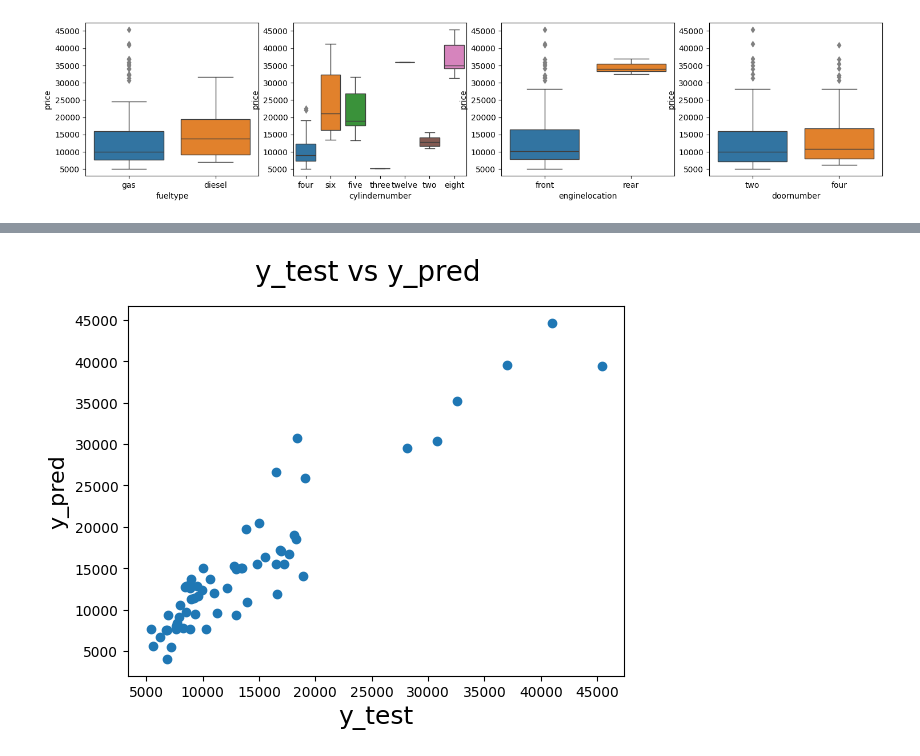
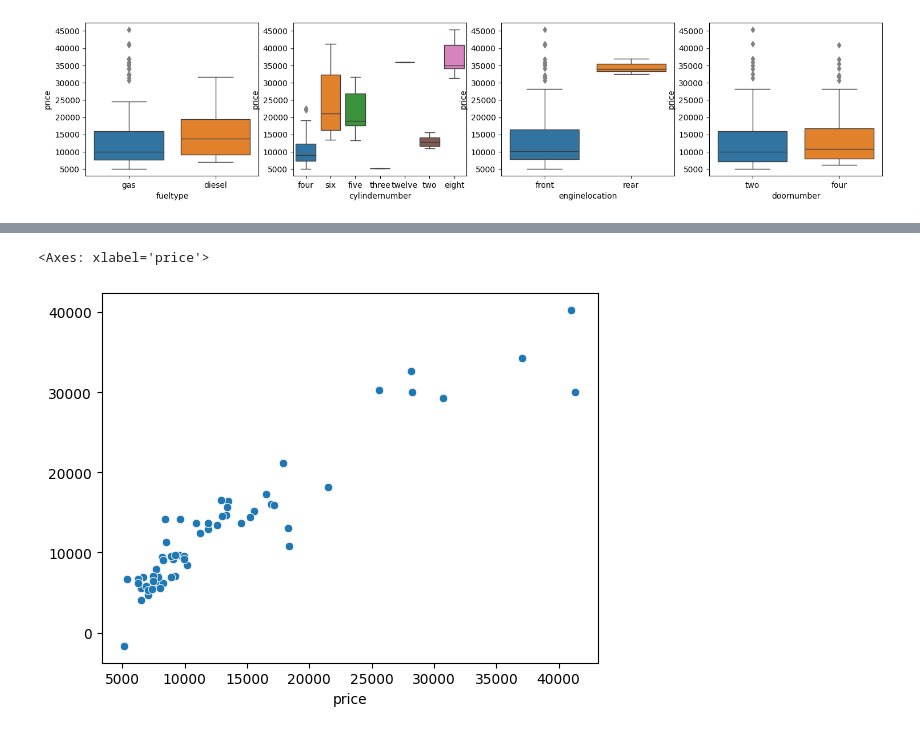
Before and after one commit to znichola/ai-42bootcamp, a Jupyter notebook: 0x2/Beginner02.ipynb, the cells around one changed output, grey strips where cells are left out. Drawn from its saved outputs; the diff is of its cells as text; code cells hidden in the pictures.

```diff
--- a/0x2/Beginner02.ipynb
+++ b/0x2/Beginner02.ipynb
@@ -220,4 +226,4 @@ TypeError: cannot unpack non-iterable ellipsis object
 #importing required function for scaling
 
 from sklearn.preprocessing import MinMaxScaler
-...
+scaler = MinMaxScaler()
@@ -230,5 +230,29 @@ X_test = ...
+# %%
+
+# y_train = CarData_train['price']
+
+# X_train = CarData_train.drop('price', axis=1)
+
+# scaler.fit(X_train)
+# X_train = scaler.transform(X_train)
+
+# y_test = CarData_test['price']
+
+# X_test = CarData_test.drop('price', axis=1)
+# X_test = scaler.transform(X_test)
+
+y_train = CarData_train['price']
+X_train = CarData_train.drop('price', axis=1)
+X_train = scaler.fit_transform(X_train)
+
+y_test = CarData_test['price']
+
+X_test = CarData_test.drop('price', axis=1)
+X_test = scaler.transform(X_test)
 # %%
 # Train your model
 from sklearn.linear_model import LinearRegression
 
-...
+regression = LinearRegression()
+
+regression.fit(X_train, y_train)
@@ -235,6 +261,6 @@ from sklearn.linear_model import LinearRegression
 # %%
 # Making predictions
-predicted_price = ...
+predicted_price = regression.predict(X_test)
 # %%
 # Show predictions
 predicted_price
@@ -258,8 +284,9 @@ array([ 8377.44877717,  9763.34738176,  7688.8429929 ,  9435.22372873,
 # %%
 # Plotting y_test and y_pred to understand the spread.
-...
+sns.scatterplot(x=y_test, y=predicted_price)
 # %% [output]
+<Axes: xlabel='price'>
-[figure, old version]
+[figure, new version]
 # %%
 from sklearn.metrics import r2_score
 
```
Also changed, not shown: parts of 9 cells of this notebook.
